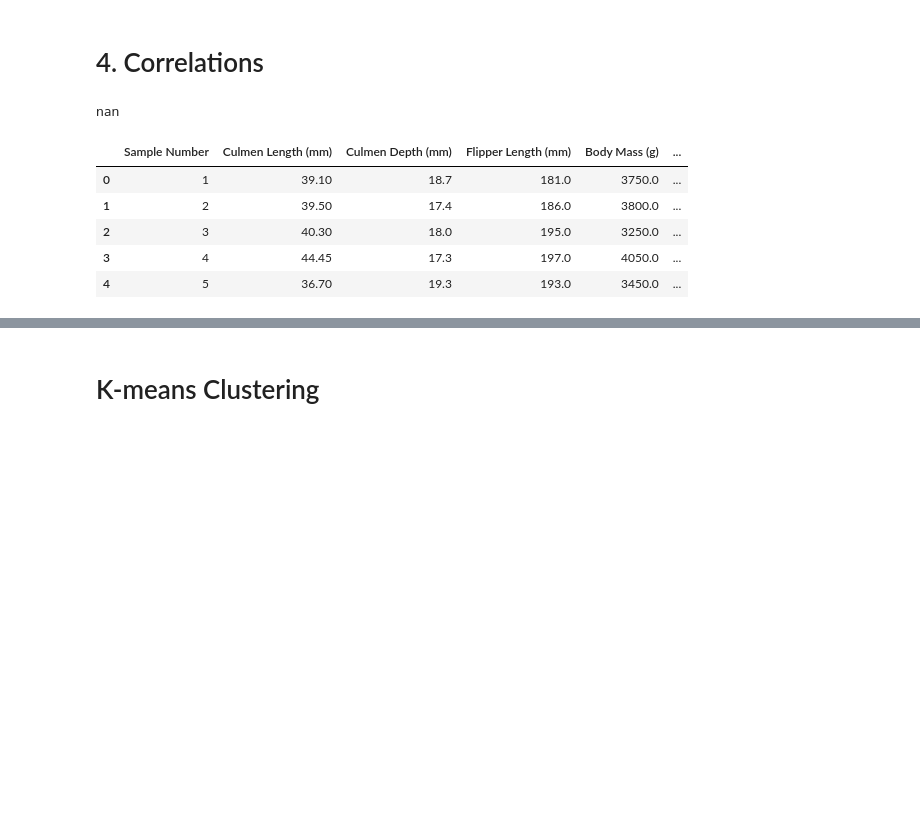
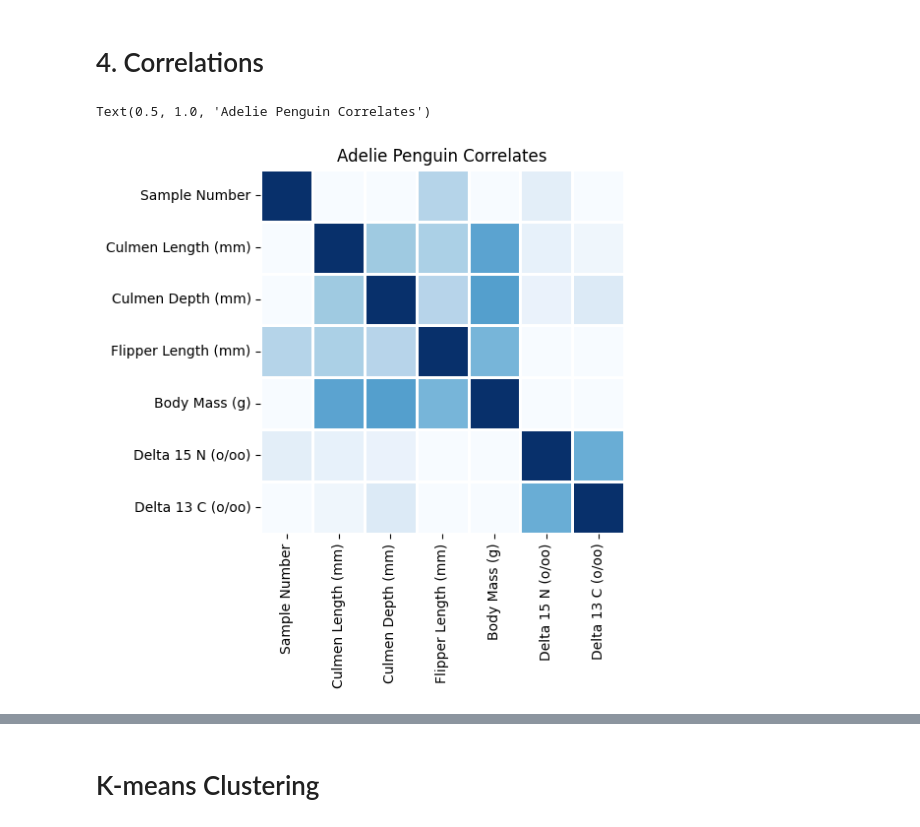
Before and after one commit to benisrael29/DATA2001, a Jupyter notebook: main/assingments/A1/A1.ipynb, the cells around one changed output, grey strips where cells are left out. Cells and saved outputs as stored; diff of their text form; code cells hidden in the pictures; blank space fills up the shorter version.

```diff
--- a/main/assingments/A1/A1.ipynb
+++ b/main/assingments/A1/A1.ipynb
@@ -503,20 +501,20 @@ def correlate(x,y, column):
 # %%
 import seaborn as sns
 import numpy as np
+import matplotlib.pyplot as plt
 
 groups = df.groupby('Species')
 
 adelie = df[df['Species'] == 'Adelie Penguin (Pygoscelis adeliae)'].select_dtypes([np.number])
 chinstrap = df[df['Species'] == 'Chinstrap penguin (Pygoscelis antarctica)'].select_dtypes([np.number])
 gentoo = df[df['Species'] == 'Gentoo penguin (Pygoscelis papua)'].select_dtypes([np.number])
 
-print(adelie['Flipper Length (mm)'].corr(chinstrap['Flipper Length (mm)']))
-adelie.head()
+corr = adelie.corr()
+
+fig, axes = plt.subplots(1,1)
+ax = sns.heatmap(corr, cbar=0, linewidths=2,vmax=1, vmin=0, square=True, cmap='Blues')
+
+ax.set_title("Adelie Penguin Correlates")
 # %% [output]
-nan
+Text(0.5, 1.0, 'Adelie Penguin Correlates')
-|  | Sample Number | Culmen Length (mm) | Culmen Depth (mm) | Flipper Length (mm) | Body Mass (g) | ... |
-| 0 | 1 | 39.10 | 18.7 | 181.0 | 3750.0 | ... |
-| 1 | 2 | 39.50 | 17.4 | 186.0 | 3800.0 | ... |
-| 2 | 3 | 40.30 | 18.0 | 195.0 | 3250.0 | ... |
-| 3 | 4 | 44.45 | 17.3 | 197.0 | 4050.0 | ... |
-| 4 | 5 | 36.70 | 19.3 | 193.0 | 3450.0 | ... |
+[figure, added]
```
Also changed, not shown: parts of 16 cells of this notebook.
